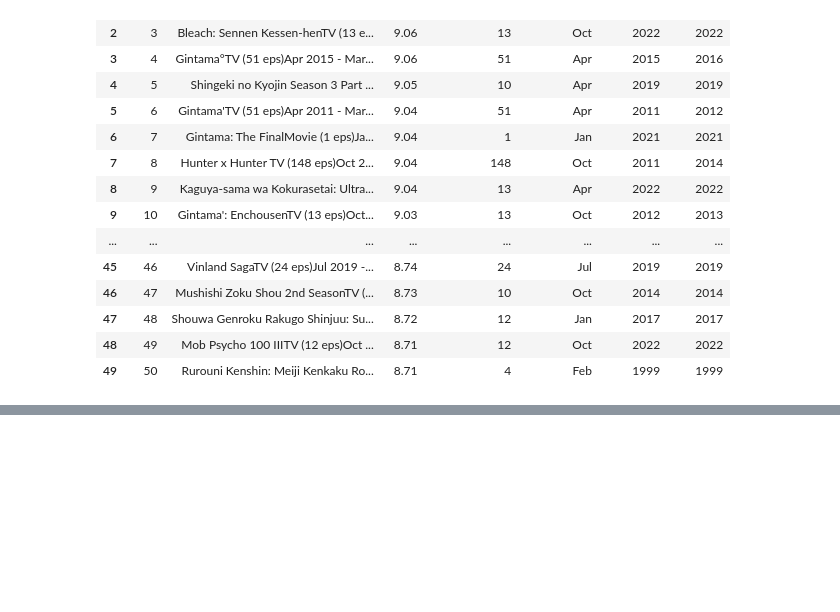
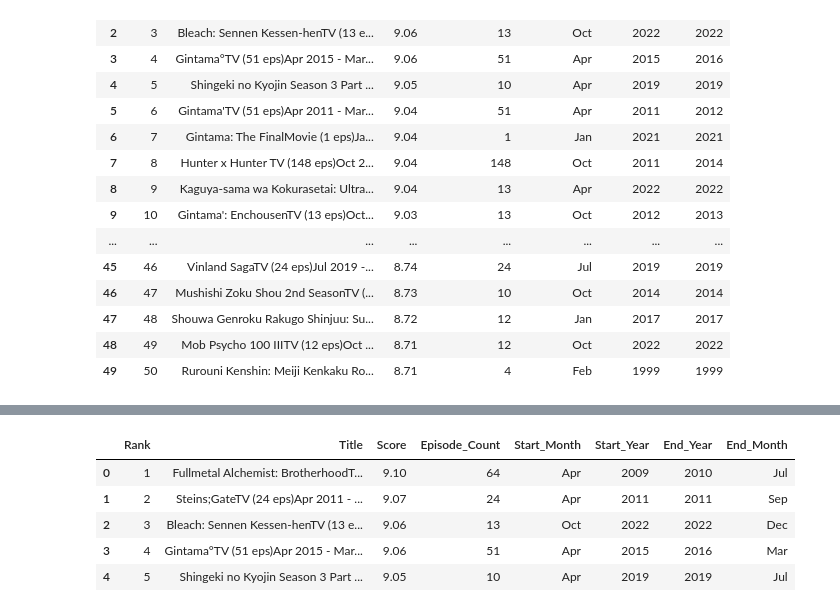
Before and after one commit to Tanish-30-08-2006/data-cleaning-extraction-visualization, a Jupyter notebook: Pandas Learning/Feature Extraction/Anime_Feature_Extraction.ipynb, the cells around one changed output, grey strips where cells are left out. Drawn from its saved outputs; the diff is of its cells as text; code cells hidden in the pictures; blank space fills up the shorter version.

```diff
--- a/Pandas Learning/Feature Extraction/Anime_Feature_Extraction.ipynb
+++ b/Pandas Learning/Feature Extraction/Anime_Feature_Extraction.ipynb
@@ -629,4 +629,27 @@ display(df)
 | 48 | 49 | Mob Psycho 100 IIITV (12 eps)Oct ... | 8.71 | 12 | Oct | 2022 | 2022 |
 | 49 | 50 | Rurouni Kenshin: Meiji Kenkaku Ro... | 8.71 | 4 | Feb | 1999 | 1999 |
 # %%
-#--------------EXTRACTING END
+#--------------EXTRACTING END MONTH DEBUGING--------------#
+
+def get_end_month(title):
+
+    start = title.find(')')
+    end   = title.find(' members')
+
+    time_stamp = title[start:end]
+
+
+    time_stamp = title[start+1:end-7]
+
+
+    parts = time_stamp.strip() # removing leading / trailing spaces
+    parts = time_stamp.split(' ')
+    # for end year we have to slice part[4] to first 4 characters
+    parts[4] = parts[4][0:4]
+
+
+    return parts[3]
+
+df.loc[[1,2,3,4,5,32,42]]['Title'].apply(get_end_month)
+
+# df['End_Month'] = df['Title'].apply(get_end_month)
@@ -632,0 +665,12 @@ display(df)
+# %%
+#-------------APPLYING FUNCTION-----------#
+
+df['End_Month'] = df['Title'].apply(get_end_month)
+df.head()
+# %% [output]
+|  | Rank | Title | Score | Episode_Count | Start_Month | Start_Year | End_Year | End_Month |
+| 0 | 1 | Fullmetal Alchemist: BrotherhoodT... | 9.10 | 64 | Apr | 2009 | 2010 | Jul |
+| 1 | 2 | Steins;GateTV (24 eps)Apr 2011 - ... | 9.07 | 24 | Apr | 2011 | 2011 | Sep |
+| 2 | 3 | Bleach: Sennen Kessen-henTV (13 e... | 9.06 | 13 | Oct | 2022 | 2022 | Dec |
+| 3 | 4 | Gintama°TV (51 eps)Apr 2015 - Mar... | 9.06 | 51 | Apr | 2015 | 2016 | Mar |
+| 4 | 5 | Shingeki no Kyojin Season 3 Part ... | 9.05 | 10 | Apr | 2019 | 2019 | Jul |
```
Also changed, not shown: parts of 1 cell of this notebook.
